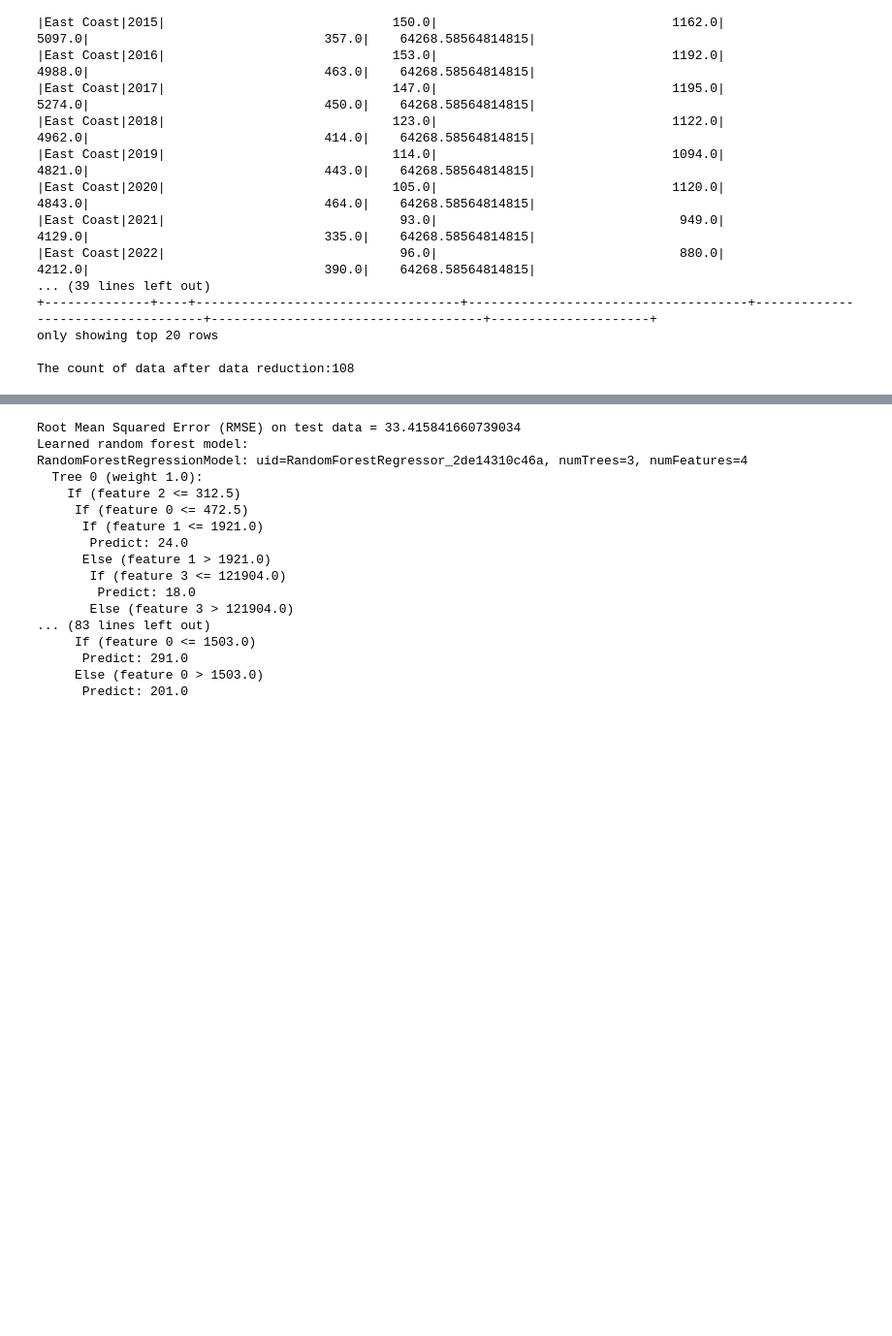
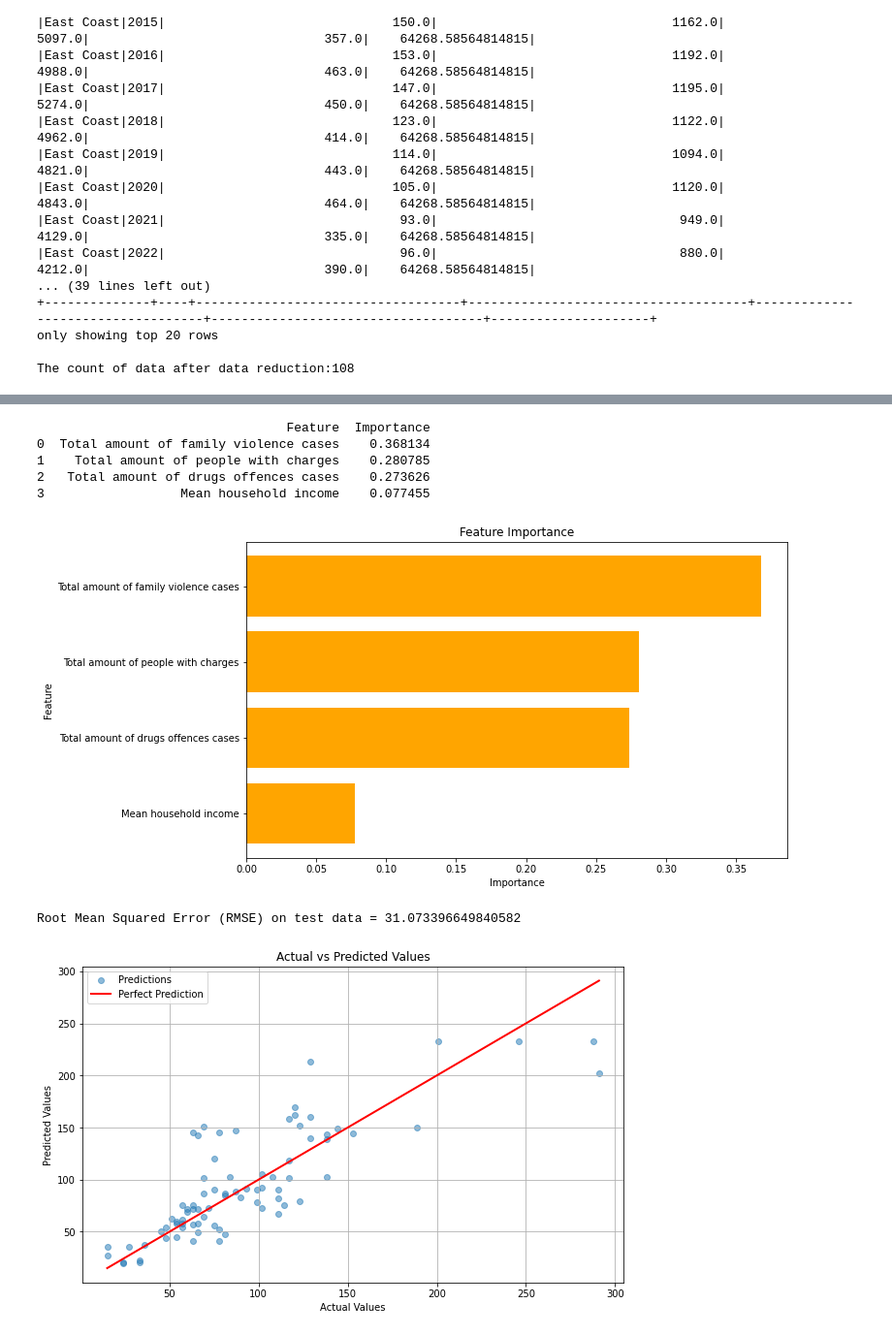
Before and after one commit to JingtaoXie/INFOSYS-AWS, a Jupyter notebook: IterationFour_PySpark_JingtaoXie.ipynb, the cells around one changed output, grey strips where cells are left out. Shown: that part at 97% size. Cells and saved outputs as stored; diff of their text form; code cells hidden in the pictures; blank space fills up the shorter version.

```diff
--- a/IterationFour_PySpark_JingtaoXie.ipynb
+++ b/IterationFour_PySpark_JingtaoXie.ipynb
@@ -795,23 +875,61 @@ data_with_features.printSchema()
 research_data_3=data_with_features.select('features','Total amount of convicted juveniles')
 research_data_3.show()
 
-train_data_3,test_data_3 = research_data_3.randomSplit([0.2,0.8])
+train_data_3,test_data_3 = research_data_3.randomSplit([0.2,0.8],seed=79)
 
-rf=RandomForestRegressor(labelCol='Total amount of convicted juveniles', featuresCol='features', numTrees=3, maxDepth=5)
+rf=RandomForestRegressor(labelCol='Total amount of convicted juveniles', featuresCol='features',numTrees=100, maxDepth=5, seed=79)
 
 rf_model = rf.fit(train_data_3)
 
+#8.2 Data visualisation
+
+feature_importances_3 = rf_model.featureImportances.toArray()
+
+feature_names_3 = needed_features
+
+importances_df_3 = pd.DataFrame({
+    'Feature': feature_names_3,
+    'Importance': feature_importances_3
+})
+
+importances_df_3 = importances_df_3.sort_values(by='Importance', ascending=False)
+
+print(importances_df_3)
+
+plt.figure(figsize=(10, 6))
+plt.barh(importances_df_3['Feature'], importances_df_3['Importance'], color='orange')
+plt.xlabel('Importance')
+plt.ylabel('Feature')
+plt.title('Feature Importance')
+plt.gca().invert_yaxis()
+plt.show()
+
+
+#8.2/8.3 evaluation and data visualisation of evaluation
 predictions_test_2=rf_model.transform(test_data_3)
+
+test_rmse_2 = evaluator.evaluate(predictions_test_2)
+
+print(f"Root Mean Squared Error (RMSE) on test data = {test_rmse_2}")
 
 evaluator = RegressionEvaluator(
     labelCol='Total amount of convicted juveniles', predictionCol='prediction', metricName='rmse'
 )
 
+predictions_test_2_pd = predictions_test_2.select('prediction', 'Total amount of convicted juveniles').toPandas()
 
-test_rmse_2 = evaluator.evaluate(predictions_test_2)
-print(f"Root Mean Squared Error (RMSE) on test data = {test_rmse_2}")
+plt.figure(figsize=(10, 6))
+plt.scatter(predictions_test_2_pd['Total amount of convicted juveniles'], predictions_test_2_pd['prediction'], alpha=0.5, label='Predictions')
+plt.plot([predictions_test_2_pd['Total amount of convicted juveniles'].min(), predictions_test_2_pd['Total amount of convicted juveniles'].max()],
+         [predictions_test_2_pd['Total amount of convicted juveniles'].min(), predictions_test_2_pd['Total amount of convicted juveniles'].max()],
+         color='red', lw=2, label='Perfect Prediction')
 
-print(f"Learned random forest model:\n{rf_model.toDebugString}")
+plt.xlabel('Actual Values')
+plt.ylabel('Predicted Values')
+plt.title('Actual vs Predicted Values')
+plt.legend()
+plt.grid(True)
+plt.show()
 # %% [output]
 ['Total amount of family violence cases', 'Total amount of people with charges', 'Total amount of drugs offences cases', 'Mean household income']
 root
@@ -834,17 +952,8 @@ only showing top 20 rows
-Root Mean Squared Error (RMSE) on test data = 33.415841660739034
-Learned random forest model:
-RandomForestRegressionModel: uid=RandomForestRegressor_2de14310c46a, numTrees=3, numFeatures=4
-  Tree 0 (weight 1.0):
-    If (feature 2 <= 312.5)
-     If (feature 0 <= 472.5)
-      If (feature 1 <= 1921.0)
-       Predict: 24.0
-      Else (feature 1 > 1921.0)
-       If (feature 3 <= 121904.0)
-        Predict: 18.0
-       Else (feature 3 > 121904.0)
-... (83 lines left out)
-     If (feature 0 <= 1503.0)
-      Predict: 291.0
-     Else (feature 0 > 1503.0)
-      Predict: 201.0
+                                 Feature  Importance
+0  Total amount of family violence cases    0.368134
+1    Total amount of people with charges    0.280785
+2   Total amount of drugs offences cases    0.273626
+3                  Mean household income    0.077455
+[figure, added]
+Root Mean Squared Error (RMSE) on test data = 31.073396649840582
+[figure, added]
```
Also changed, not shown: parts of 6 cells of this notebook.
